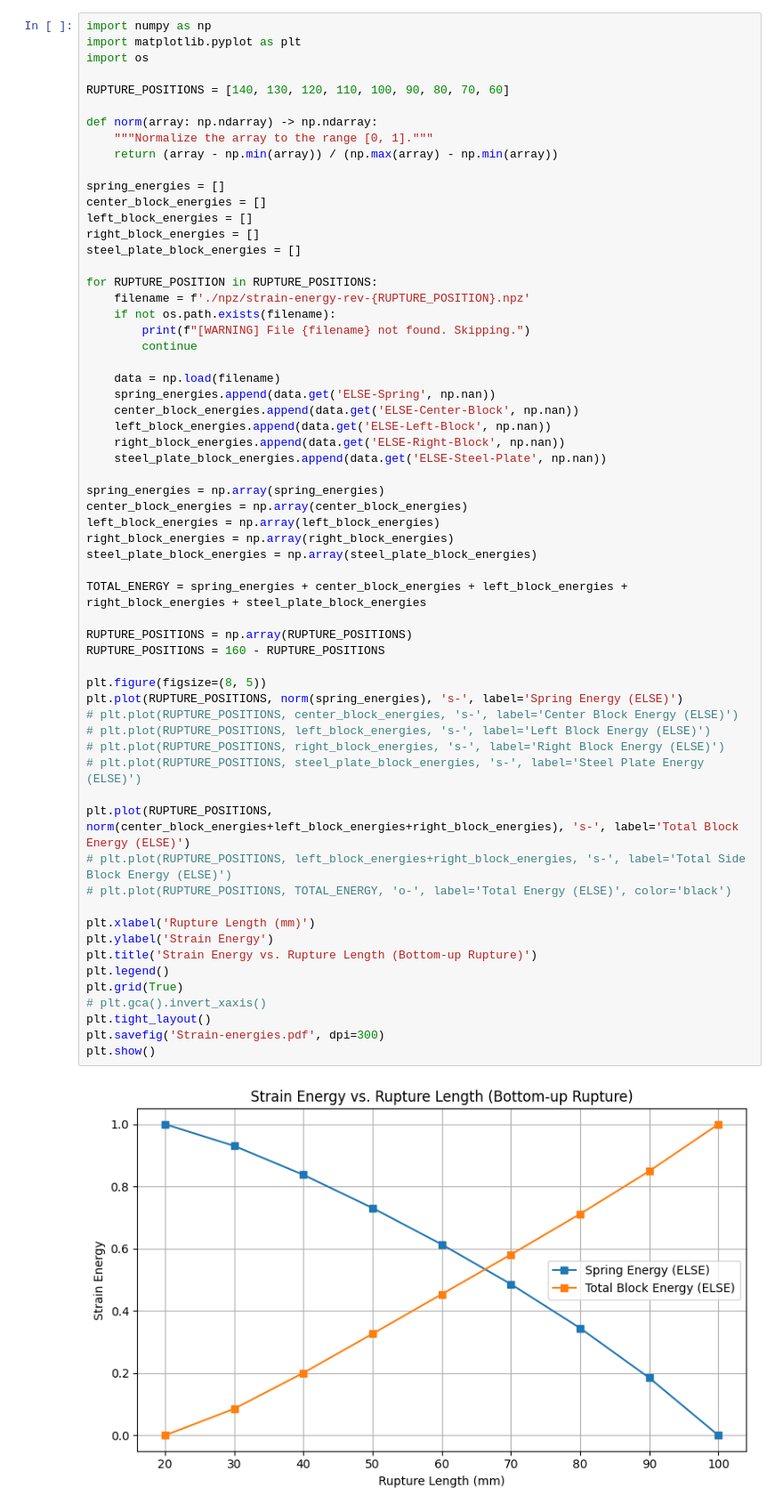
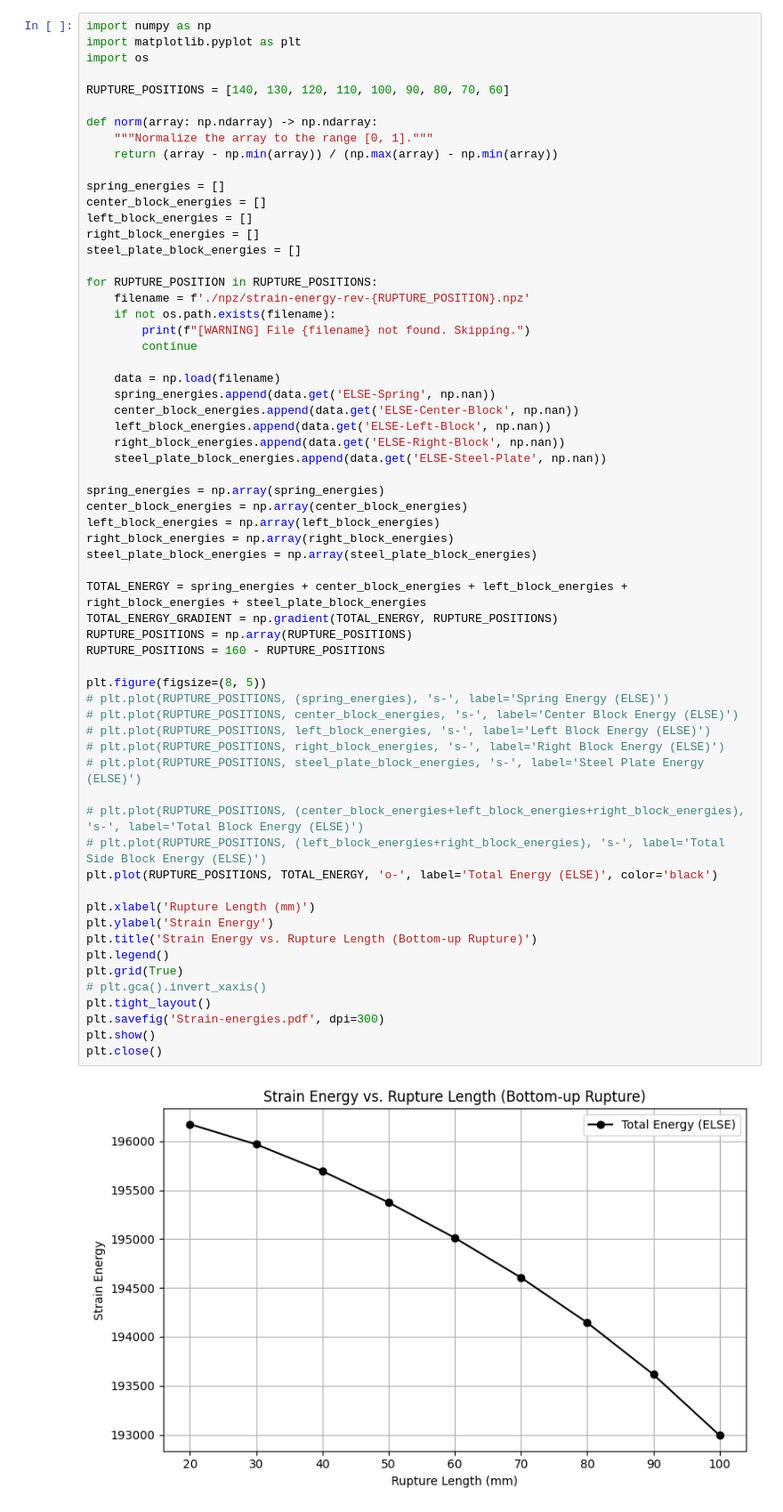
Before and after one commit to Gauss963/PSU-Abaqus, a Jupyter notebook: read-npz-rev.ipynb, the cells around one changed output. Shown at 89% size. Saved outputs shown, nothing was run; the diff lists cells and outputs as text.

```diff
--- a/read-npz-rev.ipynb
+++ b/read-npz-rev.ipynb
@@ -28,36 +28,37 @@ for RUPTURE_POSITION in RUPTURE_POSITIONS:
     right_block_energies.append(data.get('ELSE-Right-Block', np.nan))
     steel_plate_block_energies.append(data.get('ELSE-Steel-Plate', np.nan))
 
 spring_energies = np.array(spring_energies)
 center_block_energies = np.array(center_block_energies)
 left_block_energies = np.array(left_block_energies)
 right_block_energies = np.array(right_block_energies)
 steel_plate_block_energies = np.array(steel_plate_block_energies)
 
 TOTAL_ENERGY = spring_energies + center_block_energies + left_block_energies + right_block_energies + steel_plate_block_energies
-
+TOTAL_ENERGY_GRADIENT = np.gradient(TOTAL_ENERGY, RUPTURE_POSITIONS)
 RUPTURE_POSITIONS = np.array(RUPTURE_POSITIONS)
 RUPTURE_POSITIONS = 160 - RUPTURE_POSITIONS
 
 plt.figure(figsize=(8, 5))
-plt.plot(RUPTURE_POSITIONS, norm(spring_energies), 's-', label='Spring Energy (ELSE)')
+# plt.plot(RUPTURE_POSITIONS, (spring_energies), 's-', label='Spring Energy (ELSE)')
 # plt.plot(RUPTURE_POSITIONS, center_block_energies, 's-', label='Center Block Energy (ELSE)')
 # plt.plot(RUPTURE_POSITIONS, left_block_energies, 's-', label='Left Block Energy (ELSE)')
 # plt.plot(RUPTURE_POSITIONS, right_block_energies, 's-', label='Right Block Energy (ELSE)')
 # plt.plot(RUPTURE_POSITIONS, steel_plate_block_energies, 's-', label='Steel Plate Energy (ELSE)')
 
-plt.plot(RUPTURE_POSITIONS, norm(center_block_energies+left_block_energies+right_block_energies), 's-', label='Total Block Energy (ELSE)')
-# plt.plot(RUPTURE_POSITIONS, left_block_energies+right_block_energies, 's-', label='Total Side Block Energy (ELSE)')
-# plt.plot(RUPTURE_POSITIONS, TOTAL_ENERGY, 'o-', label='Total Energy (ELSE)', color='black')
+# plt.plot(RUPTURE_POSITIONS, (center_block_energies+left_block_energies+right_block_energies), 's-', label='Total Block Energy (ELSE)')
+# plt.plot(RUPTURE_POSITIONS, (left_block_energies+right_block_energies), 's-', label='Total Side Block Energy (ELSE)')
+plt.plot(RUPTURE_POSITIONS, TOTAL_ENERGY, 'o-', label='Total Energy (ELSE)', color='black')
 
 plt.xlabel('Rupture Length (mm)')
 plt.ylabel('Strain Energy')
 plt.title('Strain Energy vs. Rupture Length (Bottom-up Rupture)')
 plt.legend()
 plt.grid(True)
 # plt.gca().invert_xaxis()
 plt.tight_layout()
 plt.savefig('Strain-energies.pdf', dpi=300)
 plt.show()
+plt.close()
 # %% [output]
-[figure, old version]
+[figure, new version]
```
Also changed, not shown: parts of 2 cells of this notebook, 36 other files.
